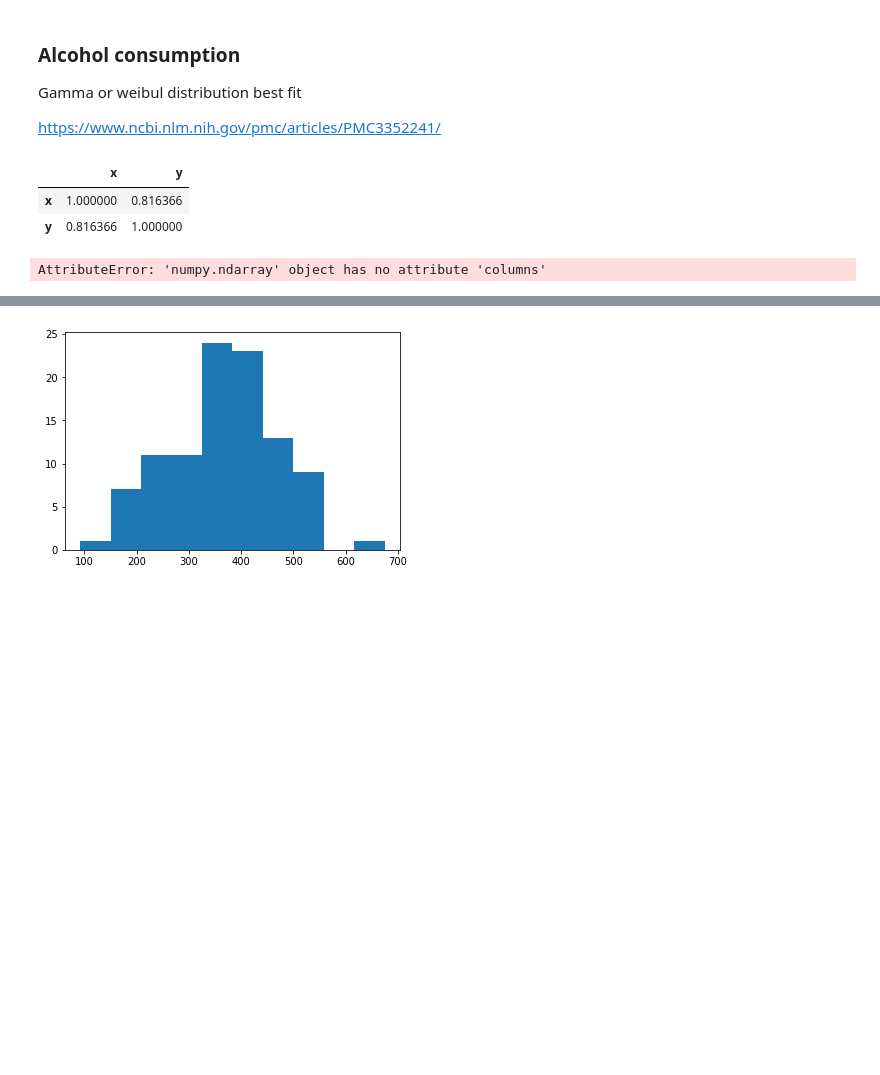
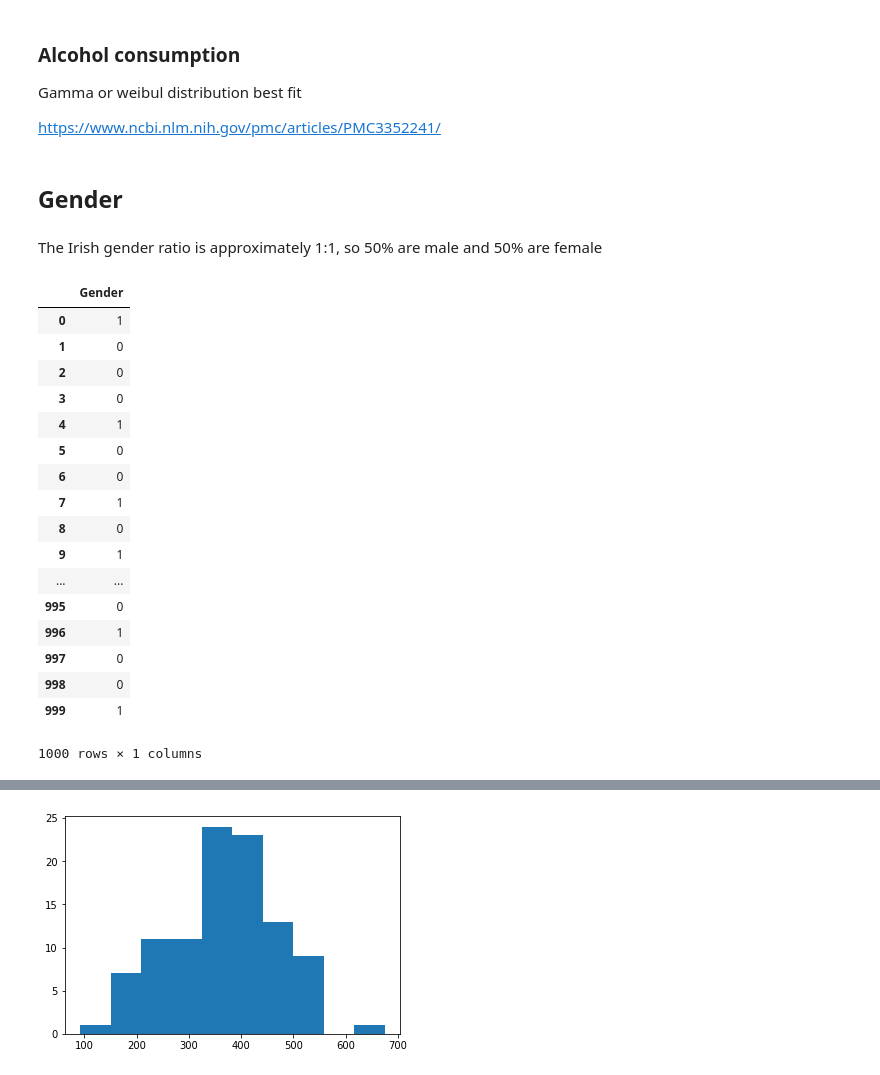
Before and after one commit to dermotkel/programming-project, a Jupyter notebook: Programming Project.ipynb, the cells around one changed output, grey strips where cells are left out. Drawn from its saved outputs; the diff is of its cells as text; code cells hidden in the pictures; blank space fills up the shorter version.

```diff
--- a/Programming Project.ipynb
+++ b/Programming Project.ipynb
@@ -34,6 +31,0 @@ df = sns.load_dataset("anscombe")
-# %%
-df.corr()
-# %% [output]
-|  | x | y |
-| x | 1.000000 | 0.816366 |
-| y | 0.816366 | 1.000000 |
@@ -43,7 +32,26 @@ corr_mat = np.array([[1.0, 0.816],
-# %%
-upper_chol = cholesky(corr_mat)
-rnd = np.random.normal(0.0, 1.0, size=(100, 2))
-ans = rnd @ upper_chol
-ans.columns = ["x", "y"]
-# %% [output]
-AttributeError: 'numpy.ndarray' object has no attribute 'columns'
+# %% [markdown]
+## Gender
+# %% [markdown]
+The Irish gender ratio is approximately 1:1, so 50% are male and 50% are female
+# %%
+gender = pd.DataFrame(np.random.choice(2, 1000, p=[0.5, 0.5]))
+gender.columns = ['Gender']
+# %% [output]
+|  | Gender |
+| 0 | 1 |
+| 1 | 0 |
+| 2 | 0 |
+| 3 | 0 |
+| 4 | 1 |
+| 5 | 0 |
+| 6 | 0 |
+| 7 | 1 |
+| 8 | 0 |
+| 9 | 1 |
+| ... | ... |
+| 995 | 0 |
+| 996 | 1 |
+| 997 | 0 |
+| 998 | 0 |
+| 999 | 1 |
+1000 rows × 1 columns
```
Also changed, not shown: parts of 13 cells of this notebook.
